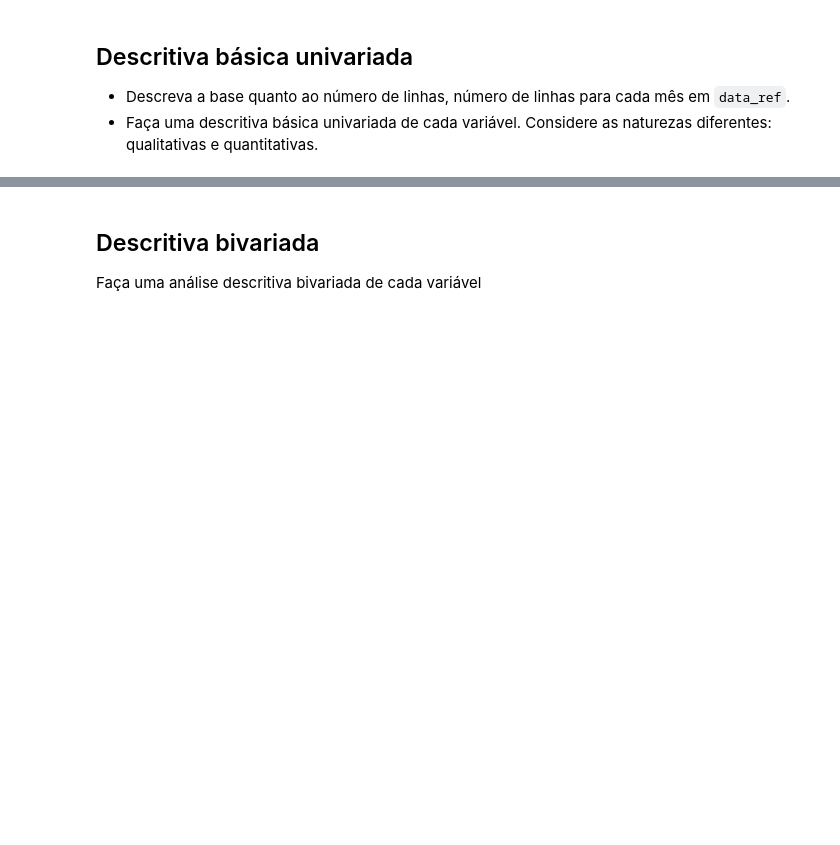
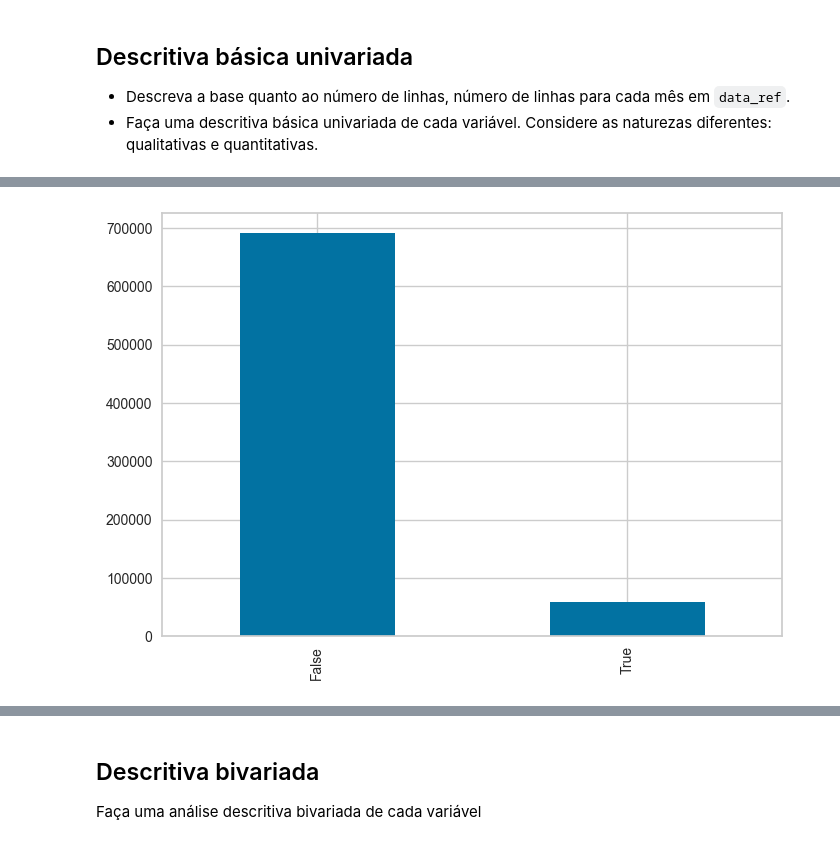
Before and after one commit to LuisFPimentel/projeto_aula38, a Jupyter notebook: Mod38Projeto.ipynb, the cells around one changed output, grey strips where cells are left out. Drawn from its saved outputs; the diff is of its cells as text; code cells hidden in the pictures; blank space fills up the shorter version.

````diff
--- a/Mod38Projeto.ipynb
+++ b/Mod38Projeto.ipynb
@@ -8,7 +8,14 @@ Neste projeto, estamos construindo um credit scoring para cartão de crédito, e
 Carregue a base de dados ```credit_scoring.ftr```.
 # %%
 import pandas as pd
+import numpy as np
+import seaborn as sns
+import matplotlib.pyplot as plt
+from scipy.stats import t
 
-df = pd.read_feather('../Dados/credit_scoring.ftr')
+import warnings
+warnings.filterwarnings("ignore")
+
+df = pd.read_feather('credit_scoring.ftr')
 df.head()
 # %% [output]
@@ -33,0 +128,5 @@
+# %%
+var = 'mau'
+grafico_barras = df[var].value_counts().plot.bar()
+# %% [output]
+[figure, added]
````
Also changed, not shown: parts of 102 cells of this notebook.
